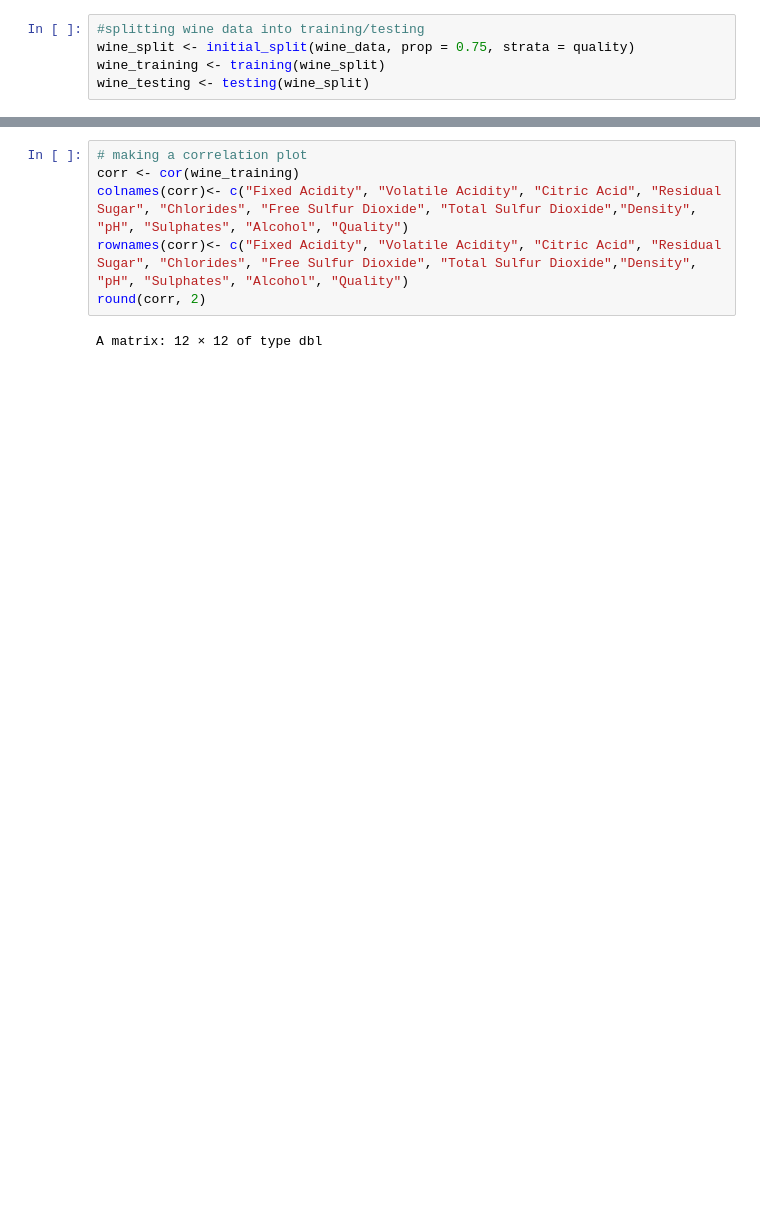
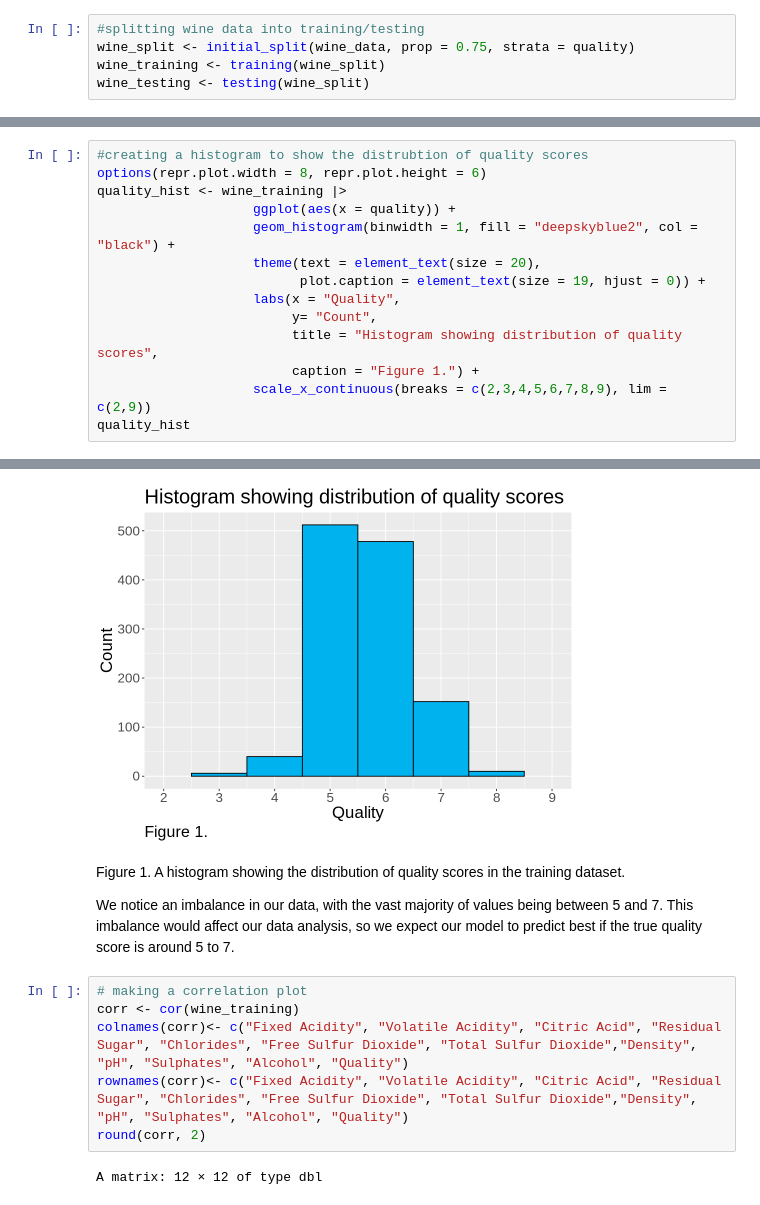
Before and after one commit to aleong2004/Wine-Quality-Prediction, a Jupyter notebook: Project.ipynb, the cells around one changed output, grey strips where cells are left out. Drawn from its saved outputs; the diff is of its cells as text; blank space fills up the shorter version.

Commit message:
major changes to all analysis sections

```diff
--- a/Project.ipynb
+++ b/Project.ipynb
@@ -112,0 +117,15 @@ The first row is the minimum value of each variable, the second row is the mean
+# %%
+#creating a histogram to show the distrubtion of quality scores
+options(repr.plot.width = 8, repr.plot.height = 6)
+quality_hist <- wine_training |>
+                    ggplot(aes(x = quality)) +
+                    geom_histogram(binwidth = 1, fill = "deepskyblue2", col = "black") +
+                    theme(text = element_text(size = 20),
+                          plot.caption = element_text(size = 19, hjust = 0)) +
+                    labs(x = "Quality",
+                         y= "Count",
+                         title = "Histogram showing distribution of quality scores",
+                         caption = "Figure 1.") +
+                    scale_x_continuous(breaks = c(2,3,4,5,6,7,8,9), lim = c(2,9))
+quality_hist
+# %% [output]
@@ -113,3 +134,8 @@ The first row is the minimum value of each variable, the second row is the mean
+[figure, added]
+# %% [markdown]
+Figure 1. A histogram showing the distribution of quality scores in the training dataset.
+
+We notice an imbalance in our data, with the vast majority of values being between 5 and 7. This imbalance would affect our data analysis, so we expect our model to predict best if the true quality score is around 5 to 7.
 # %%
 # making a correlation plot
 corr <- cor(wine_training)
```
Also changed, not shown: parts of 38 cells of this notebook.
